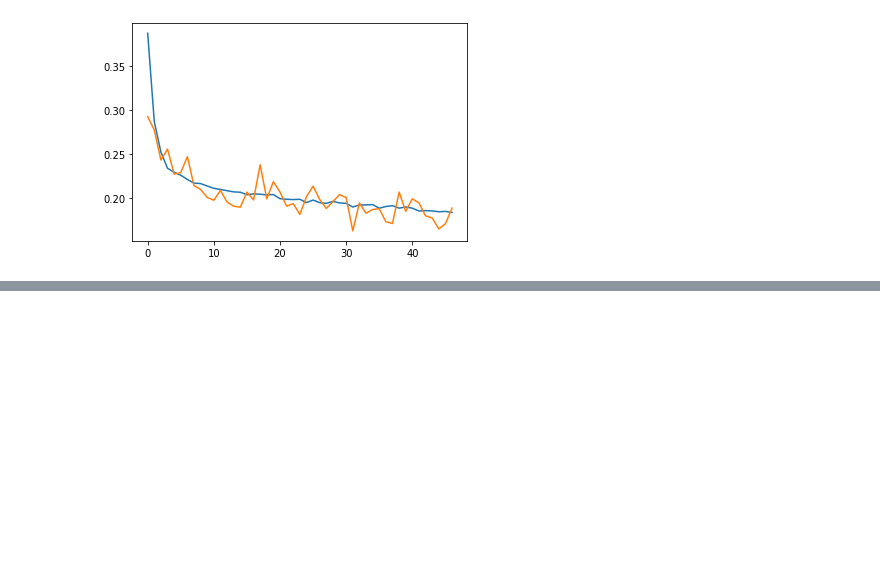
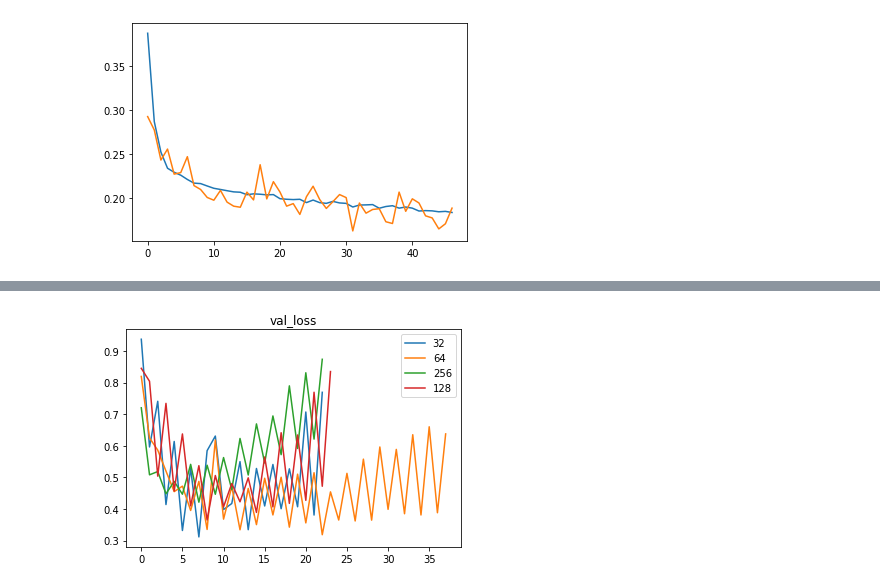
Before and after one commit to ilyarudyak/cs230_project_keras, a Jupyter notebook: isbi_challenge/training_v1.ipynb, the cells around one changed output, grey strips where cells are left out. Cells and saved outputs as stored; diff of their text form; code cells hidden in the pictures; blank space fills up the shorter version.

```diff
--- a/isbi_challenge/training_v1.ipynb
+++ b/isbi_challenge/training_v1.ipynb
@@ -296,0 +321,6 @@ plt.plot(history['val_loss']);
+# %%
+dir_path = Path('experiments/augmentation/')
+# %%
+plot_metric('val_loss', dir_path)
+# %% [output]
+[figure, added]
```
Also changed, not shown: parts of 7 cells of this notebook, 10 other files.
